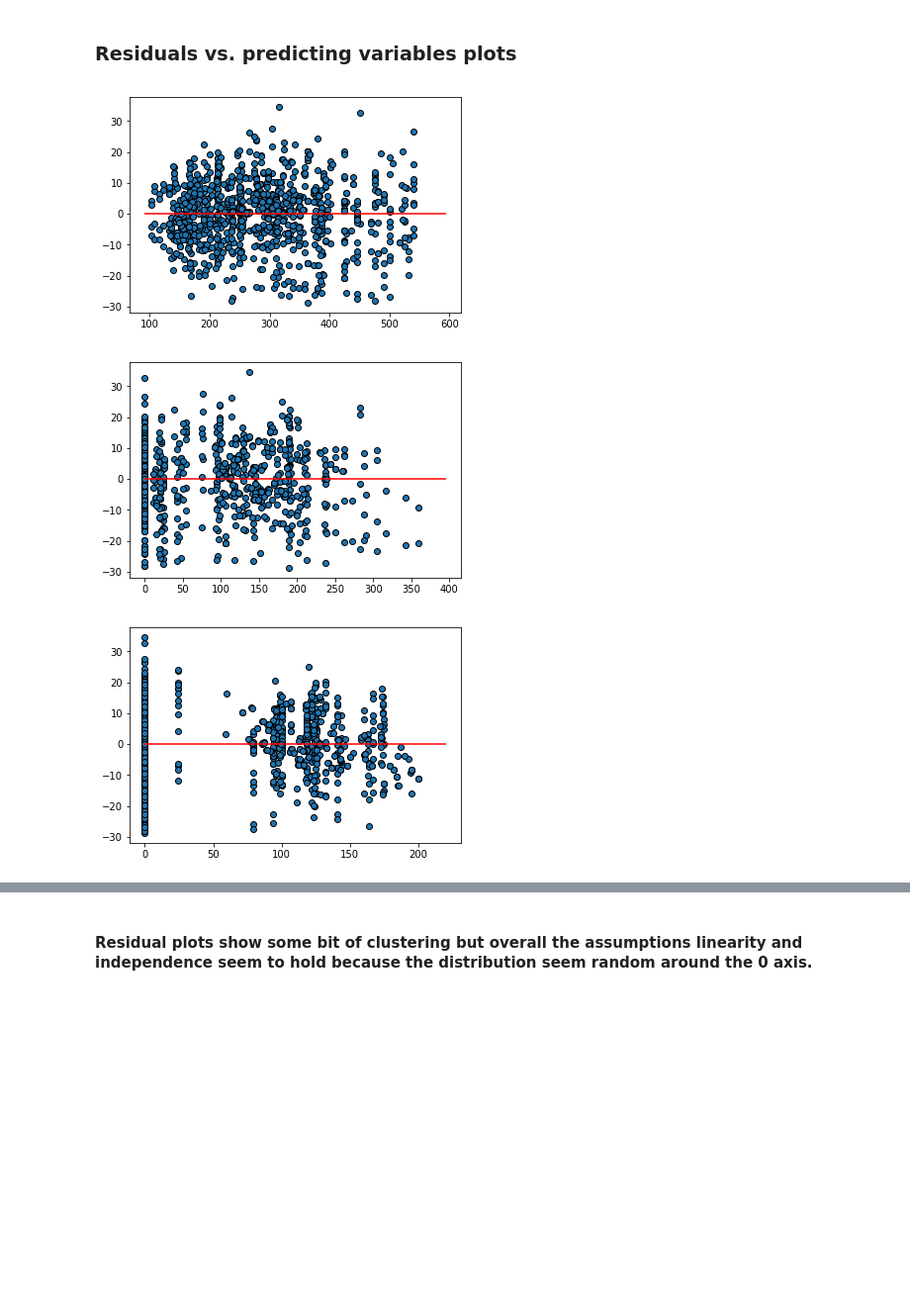
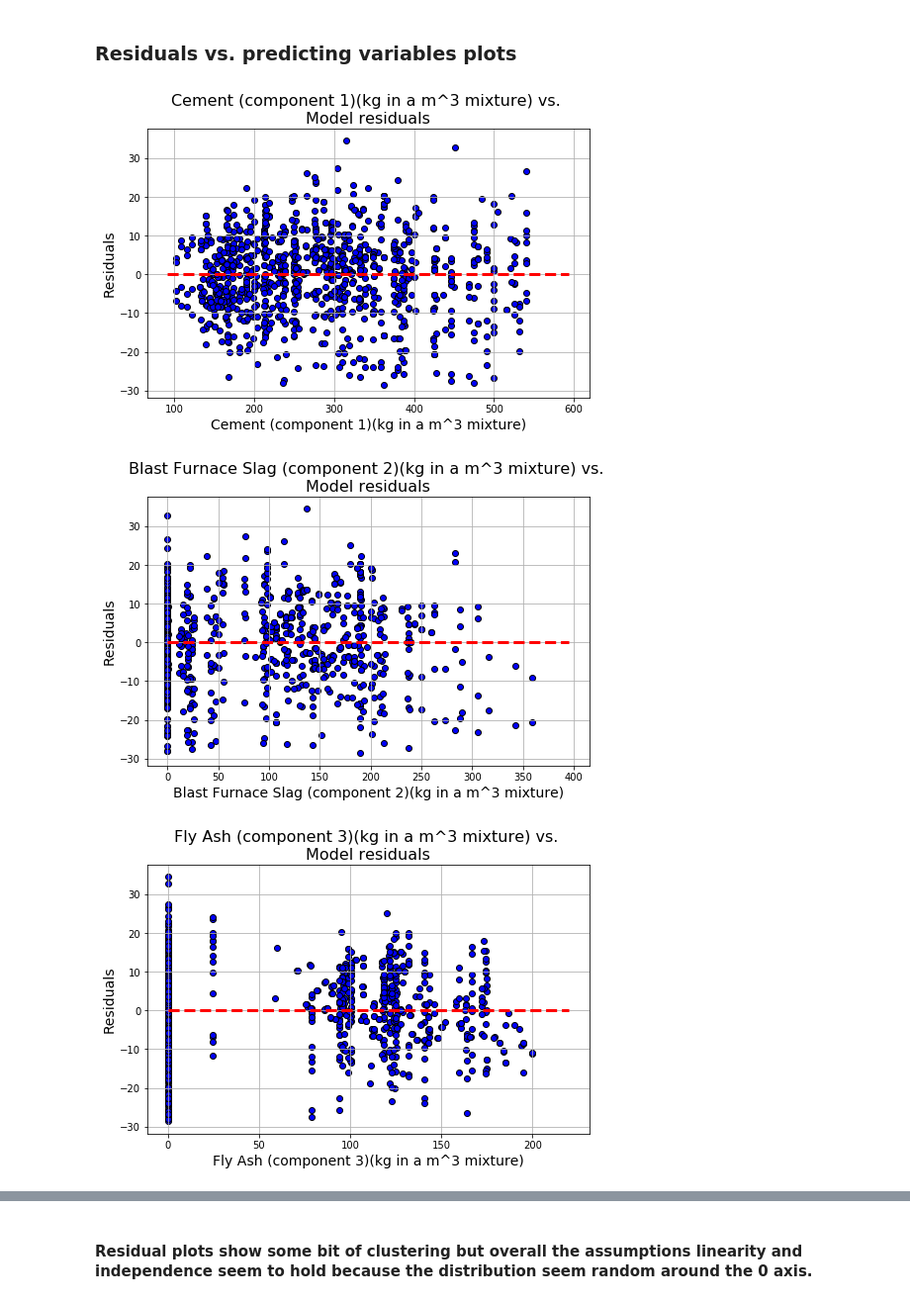
Before and after one commit to naturalspirit-dev/Machine-Learning-Jupyter, a Jupyter notebook: Regression/Regression_Diagnostics.ipynb, the cells around one changed output, grey strips where cells are left out. Shown at 99% size. Cells and saved outputs as stored; diff of their text form; code cells hidden in the pictures; blank space fills up the shorter version.

Commit message:
Modified few plots

```diff
--- a/Regression/Regression_Diagnostics.ipynb
+++ b/Regression/Regression_Diagnostics.ipynb
@@ -212,13 +212,18 @@ df_result
 # %% [markdown]
 ### Residuals vs. predicting variables plots
 # %%
-for c in df1.columns[:-1]:
-    p=plt.scatter(x=df1[c],y=fitted.resid,edgecolor='k')
-    xmin=min(df1[c])
-    xmax = max(df1[c])
-    plt.hlines(y=0,xmin=xmin*0.9,xmax=xmax*1.1,color='red')
+for c in df.columns[:-1]:
+    plt.figure(figsize=(8,5))
+    plt.title("{} vs. \nModel residuals".format(c),fontsize=16)
+    plt.scatter(x=df[c],y=fitted.resid,color='blue',edgecolor='k')
+    plt.grid(True)
+    xmin=min(df[c])
+    xmax = max(df[c])
+    plt.hlines(y=0,xmin=xmin*0.9,xmax=xmax*1.1,color='red',linestyle='--',lw=3)
+    plt.xlabel(c,fontsize=14)
+    plt.ylabel('Residuals',fontsize=14)
     plt.show()
 # %% [output]
-[figure, old version]
+[figure, new version]
-[figure, old version]
+[figure, new version]
-[figure, old version]
+[figure, new version]
```
Also changed, not shown: parts of 6 cells of this notebook.
